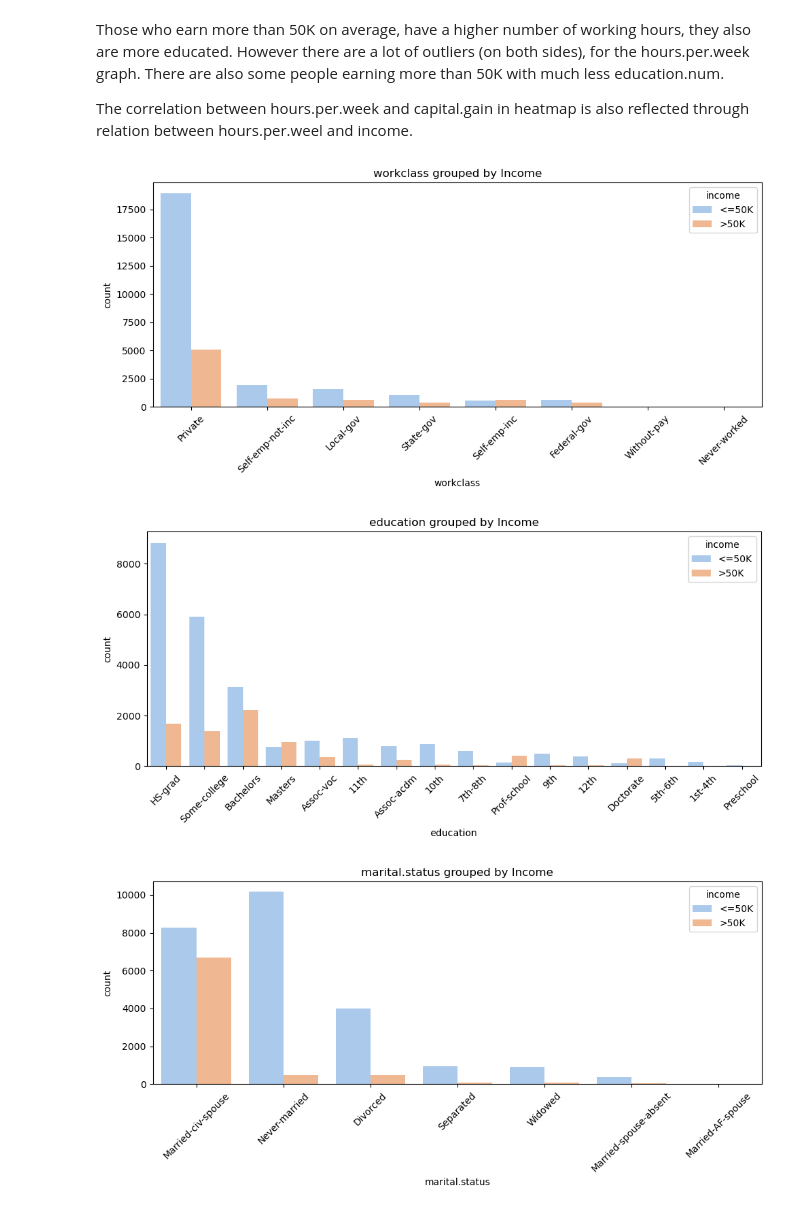
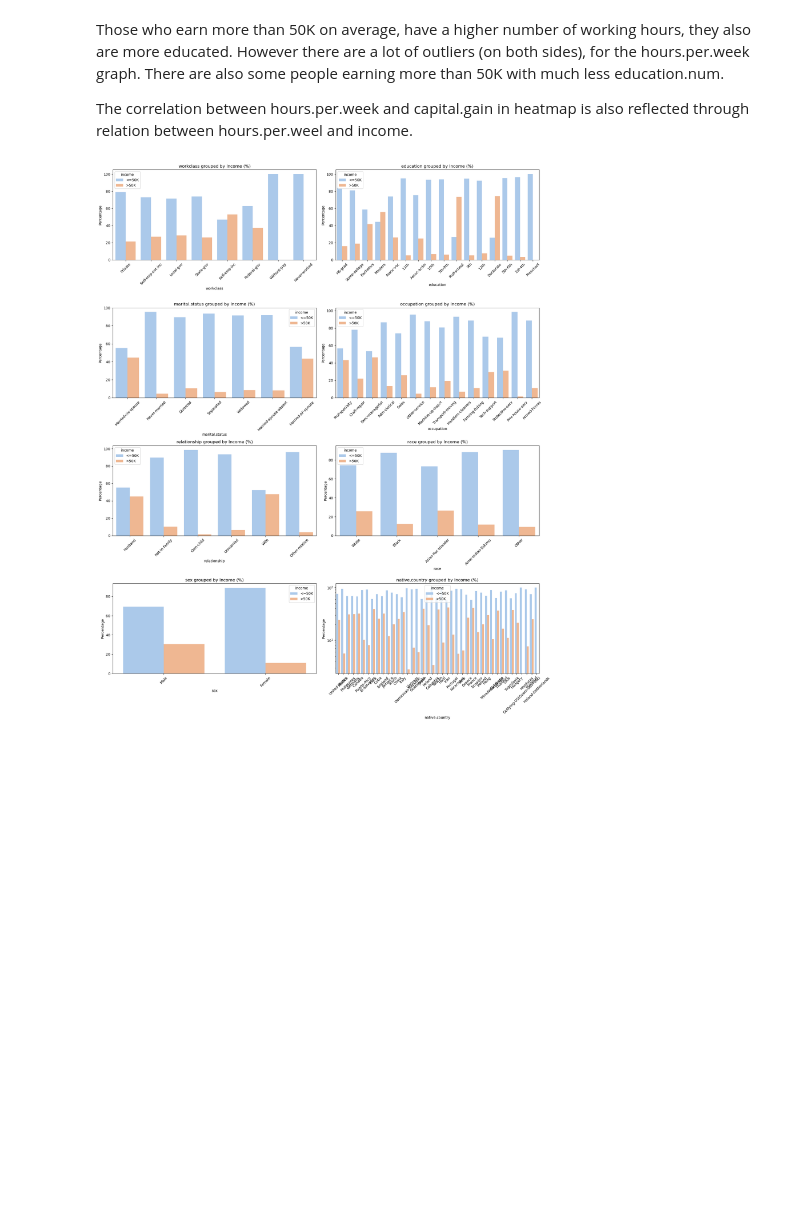
Before and after one commit to Awesome-AI-ML-DELTA25/DataCleaning, a Jupyter notebook: data_cleaning.ipynb, the cells around one changed output. Drawn from its saved outputs; the diff is of its cells as text; code cells hidden in the pictures; blank space fills up the shorter version.

Commit message:
Income vs Factors

```diff
--- a/data_cleaning.ipynb
+++ b/data_cleaning.ipynb
@@ -1003,18 +1003,34 @@ Those who earn more than 50K on average, have a higher number of working hours,
 
 The correlation between hours.per.week and capital.gain in heatmap is also reflected through relation between hours.per.weel and income.
 # %%
-categorical_cols = ['workclass', 'education', 'marital.status',
-                    'occupation', 'relationship', 'race',
-                    'sex', 'native.country', 'income']
+categorical_cols = ['workclass', 'education', 'marital.status', 'occupation', 'relationship', 'race', 'sex', 'native.country']
 
-for col in categorical_cols[:-1]:  # exclude 'income' since it's the hue
-    plt.figure(figsize=(10, 5))
-    sean.countplot(data=df, x=col, hue='income', order=df[col].value_counts().index, palette='pastel')
-    plt.xticks(rotation=45)
-    plt.title(f'{col} grouped by Income')
-    plt.tight_layout()
-    plt.show()
+fig, axes = plt.subplots(4, 2, figsize=(18, 22))
+
+for idx, col in enumerate(categorical_cols):
+    row = idx // 2
+    col_pos = idx % 2
+    ax = axes[row, col_pos]
+
+    # Compute percentages for better visualization especially for imbalanced classes like 'native.country'
+    prop_df = (df.groupby([col, 'income']).size().reset_index(name='count'))
+    total_per_category = (df.groupby(col).size().reset_index(name='total'))
+    prop_df = prop_df.merge(total_per_category, on=col)
+    prop_df['percentage'] = 100 * prop_df['count'] / prop_df['total']
+
+    if col == 'education':
+        sean.barplot(data=prop_df, x=col, y='percentage', hue='income', palette='pastel', ax=ax, order=df['education.num'])
+    else:
+        sean.barplot(data=prop_df, x=col, y='percentage', hue='income', palette='pastel', ax=ax, order=df[col].value_counts().index)
+
+    ax.set_title(f'{col} grouped by Income (%)')
+    ax.tick_params(axis='x', rotation=45)
+    ax.set_ylabel('Percentage')
+
+    if col == 'native.country':
+        ax.set_yscale('log')
+
+plt.tight_layout()
+plt.show()
 # %% [output]
-[figure, old version]
+[figure, new version]
-[figure, removed]
-[figure, removed]
```
Also changed, not shown: parts of 1 cell of this notebook.
